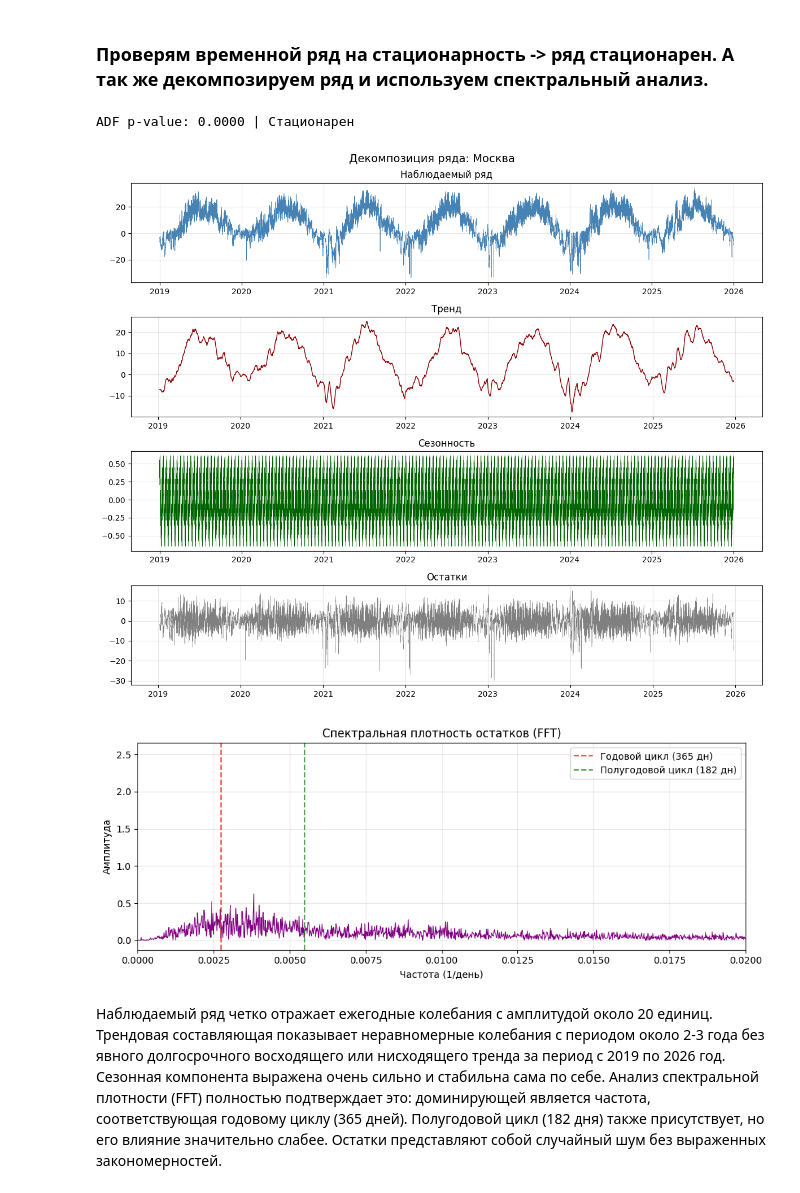
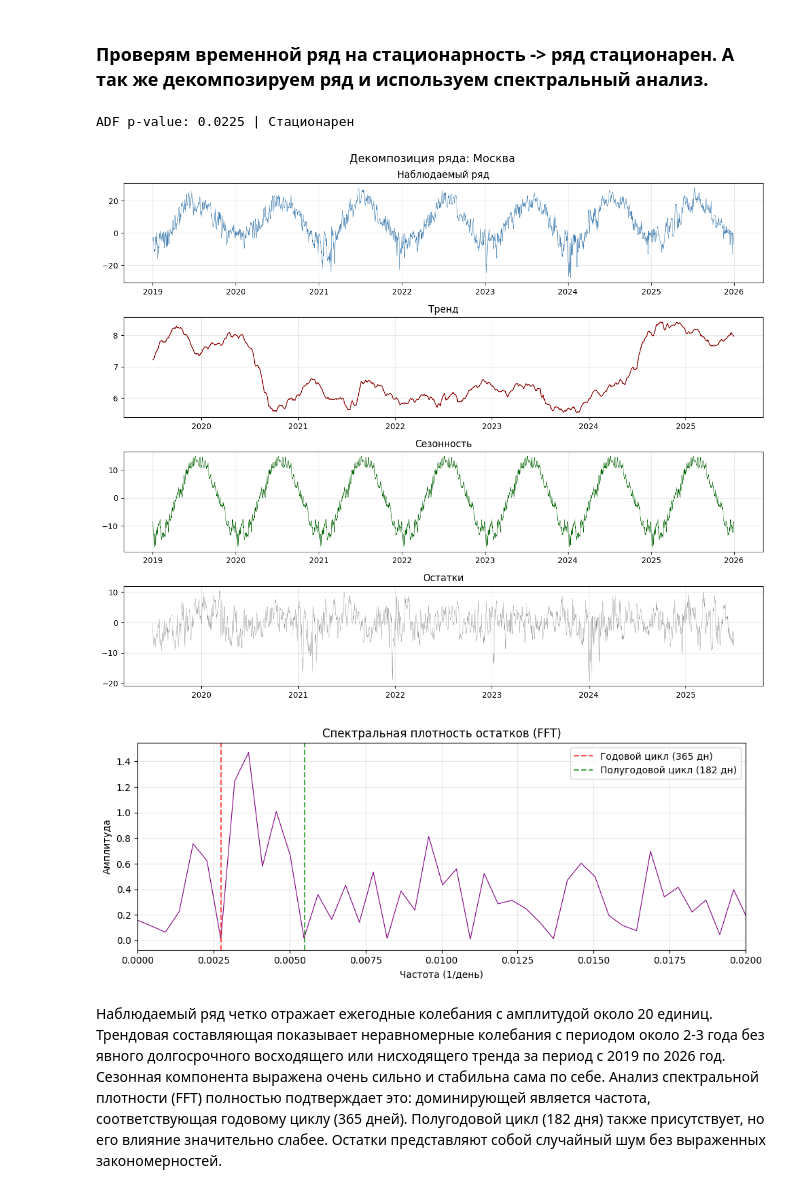
Before and after one commit to chubinho/Lab-2-Frameworks, a Jupyter notebook: lab2.ipynb, the cells around one changed output. Cells and saved outputs as stored; diff of their text form; code cells hidden in the pictures.

```diff
--- a/lab2.ipynb
+++ b/lab2.ipynb
@@ -238,13 +236,11 @@ df_all.describe()
 | 75% | 17.900000 | 89.000000 | 0.000000 | 0.000000 | 0.000000 | 3.000000 | 15.600000 | ... |
 | max | 79.974214 | 100.000000 | 998.260221 | 27.100000 | 4.620000 | 75.000000 | 249.928074 | ... |
 | std | 12.278622 | 18.079113 | 31.136280 | 0.473154 | 0.064202 | 21.329754 | 10.335745 | ... |
-# %%
-df_all = df_all.drop(columns=['precipitation', 'rain', 'snowfall'])
 # %% [markdown]
 ### Убираем пропуски в нашем датасете, для этого исползуем линейную интерполяцию
 # %%
 numeric_cols = ['temperature_2m', 'relative_humidity_2m', 'weathercode',
-                'wind_speed_10m', 'surface_pressure']
+                'wind_speed_10m', 'surface_pressure', 'precipitation', 'rain', 'snowfall']
 
 
 def interpolate_city_group(group):
@@ -297,6 +296,8 @@ for city in sorted(df_all['city'].unique()):
 ### Ищем выбросы и заменяем их на Nan
 # %%
 IQR_K = 3.0
+numeric_cols = ['temperature_2m', 'relative_humidity_2m', 'weathercode',
+                'wind_speed_10m', 'surface_pressure', 'precipitation', 'rain', 'snowfall']
 
 if 'month' not in df_all.columns:
     df_all['month'] = df_all['ds'].dt.month
@@ -518,12 +521,26 @@ from statsmodels.tsa.seasonal import seasonal_decompose
 from scipy.fft import fft, fftfreq
 import numpy as np
 
+df_daily = df_all.copy()
+df_daily['date'] = df_daily['ds'].dt.date
+
+df_daily = df_daily.groupby(['city', 'date']).agg({
+    'temperature_2m': 'mean',
+    'relative_humidity_2m': 'mean',
+    'wind_speed_10m': 'mean',
+    'surface_pressure': 'mean',
+    'weathercode': lambda x: x.mode().iloc[0] if len(x.mode()) > 0 else x.iloc[0]
+}).reset_index()
+
+df_daily['ds'] = pd.to_datetime(df_daily['date'])
+df_daily = df_daily.drop('date', axis=1)
+
 city_target = 'Москва'
-ts = df_all[df_all['city'] == city_target].set_index(
-    'ds')['temperature_2m'].sort_index()
-
-
-
+ts = (
+    df_daily[df_daily['city'] == city_target]
+    .set_index('ds')['temperature_2m']
+    .sort_index()
+)
 ts_clean = ts.dropna()
 adf_p = adfuller(ts_clean.values, autolag='AIC')[1]
 
@@ -549,37 +566,36 @@ axes[2].grid(True, alpha=0.3)
 
 axes[3].plot(ts_clean.index, decomp.resid, linewidth=0.3, color='gray')
 axes[3].set_title('Остатки')
 axes[3].grid(True, alpha=0.3)
 
 plt.suptitle(f'Декомпозиция ряда: {city_target}', fontsize=14)
 plt.tight_layout()
 plt.show()
 
-
 resid = decomp.resid[~np.isnan(decomp.resid)]
 N = len(resid)
 yf = fft(resid)
 xf = fftfreq(N, d=1.0)[:N//2]
 yf_mag = 2.0 / N * np.abs(yf[:N//2])
 
 plt.figure(figsize=(10, 4))
 plt.plot(xf, yf_mag, color='purple', linewidth=0.8)
 plt.axvline(1/365, color='red', linestyle='--',
             alpha=0.7, label='Годовой цикл (365 дн)')
 plt.axvline(1/182, color='green', linestyle='--',
             alpha=0.7, label='Полугодовой цикл (182 дн)')
 plt.title('Спектральная плотность остатков (FFT)')
 plt.xlabel('Частота (1/день)')
 plt.ylabel('Амплитуда')
 plt.legend()
 plt.grid(True, alpha=0.3)
 plt.xlim(0, 0.02)
 plt.tight_layout()
 plt.show()
 # %% [output]
-ADF p-value: 0.0000 | Стационарен
+ADF p-value: 0.0225 | Стационарен
-[figure, old version]
+[figure, new version]
-[figure, old version]
+[figure, new version]
 # %% [markdown]
 Наблюдаемый ряд четко отражает ежегодные колебания с амплитудой около 20 единиц. Трендовая составляющая показывает неравномерные колебания с периодом около 2-3 года без явного долгосрочного восходящего или нисходящего тренда за период с 2019 по 2026 год. Сезонная компонента выражена очень сильно и стабильна сама по себе. Анализ спектральной плотности (FFT) полностью подтверждает это: доминирующей является частота, соответствующая годовому циклу (365 дней). Полугодовой цикл (182 дня) также присутствует, но его влияние значительно слабее. Остатки представляют собой случайный шум без выраженных закономерностей.
 # %% [markdown]
```
Also changed, not shown: parts of 19 cells of this notebook.
